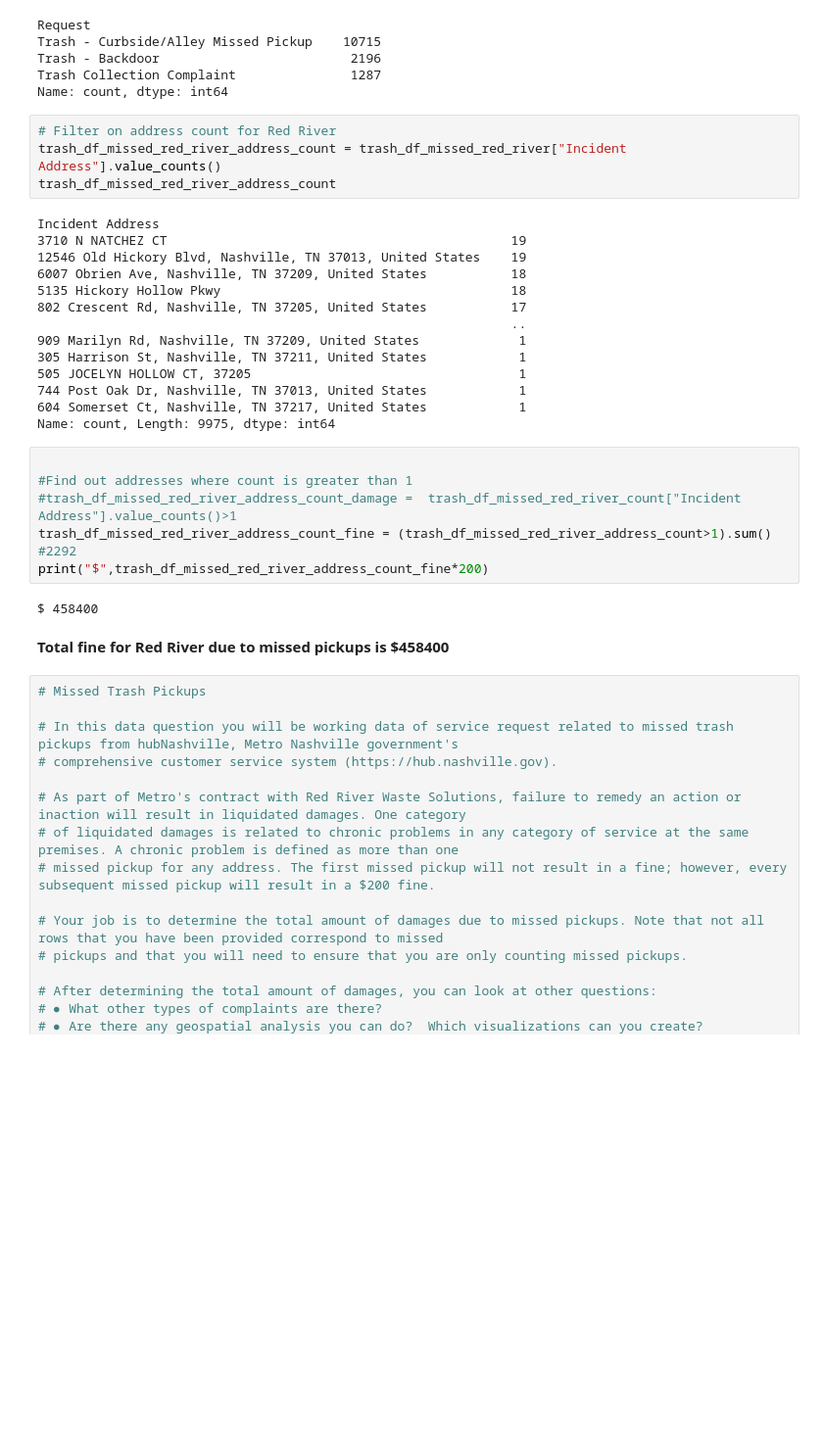
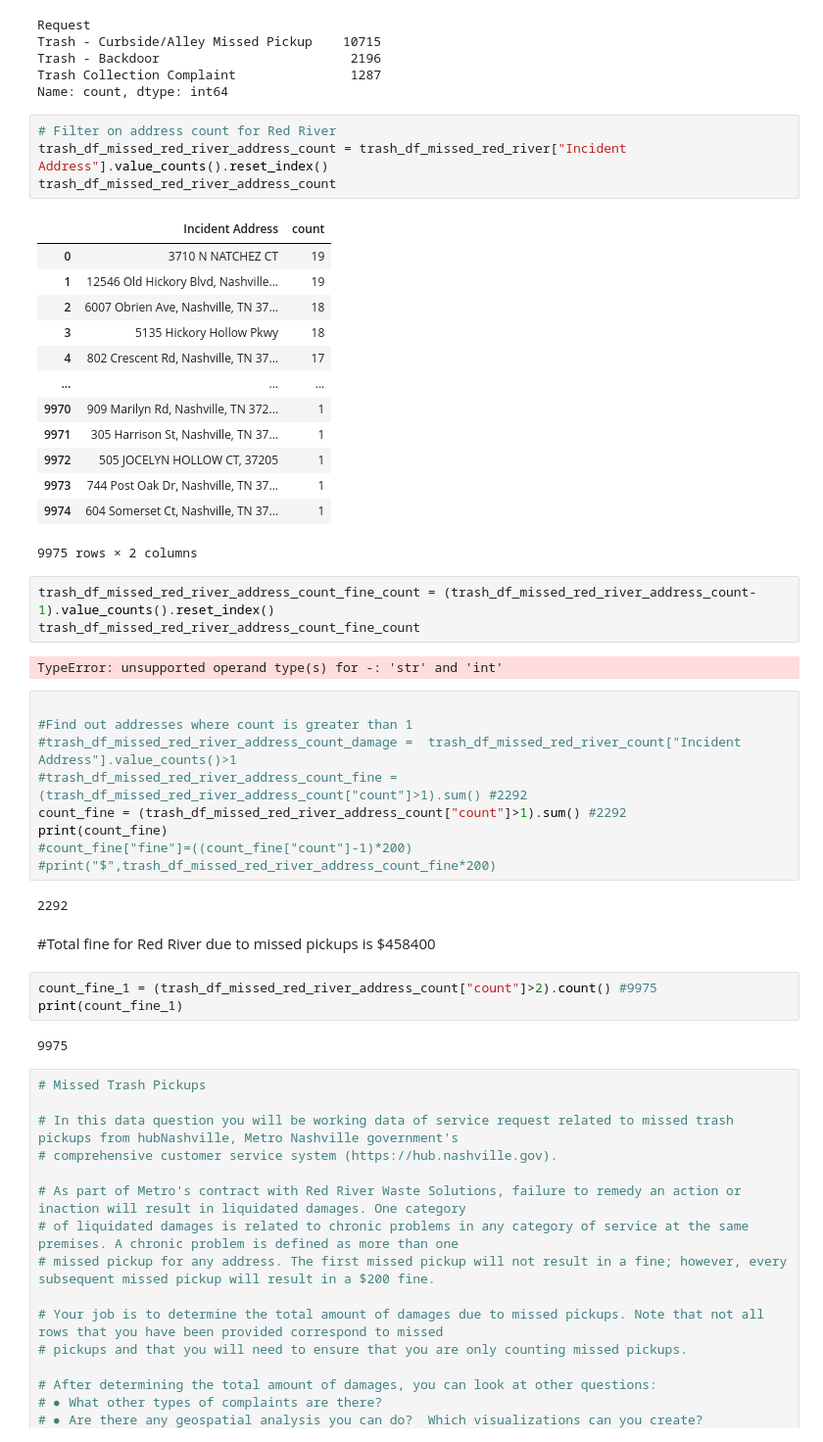
Before and after one commit to NSS-Data-Analytics-Cohort-16/da16-trashpickups-janvimehendale, a Jupyter notebook: notebooks/trashpickup.ipynb, the cells around one changed output. Shown at 98% size. Saved outputs shown, nothing was run; the diff lists cells and outputs as text; blank space fills up the shorter version.

Commit message:
Calculating fine

```diff
--- a/notebooks/trashpickup.ipynb
+++ b/notebooks/trashpickup.ipynb
@@ -174,32 +163,45 @@ Trash Collection Complaint               1287
 Name: count, dtype: int64
 # %%
 # Filter on address count for Red River
-trash_df_missed_red_river_address_count = trash_df_missed_red_river["Incident Address"].value_counts()
+trash_df_missed_red_river_address_count = trash_df_missed_red_river["Incident Address"].value_counts().reset_index()
 trash_df_missed_red_river_address_count
 # %% [output]
+|  | Incident Address | count |
+| 0 | 3710 N NATCHEZ CT | 19 |
+| 1 | 12546 Old Hickory Blvd, Nashville... | 19 |
+| 2 | 6007 Obrien Ave, Nashville, TN 37... | 18 |
+| 3 | 5135 Hickory Hollow Pkwy | 18 |
+| 4 | 802 Crescent Rd, Nashville, TN 37... | 17 |
+| ... | ... | ... |
+| 9970 | 909 Marilyn Rd, Nashville, TN 372... | 1 |
+| 9971 | 305 Harrison St, Nashville, TN 37... | 1 |
+| 9972 | 505 JOCELYN HOLLOW CT, 37205 | 1 |
+| 9973 | 744 Post Oak Dr, Nashville, TN 37... | 1 |
+| 9974 | 604 Somerset Ct, Nashville, TN 37... | 1 |
-Incident Address
-3710 N NATCHEZ CT                                             19
-12546 Old Hickory Blvd, Nashville, TN 37013, United States    19
-6007 Obrien Ave, Nashville, TN 37209, United States           18
-5135 Hickory Hollow Pkwy                                      18
-802 Crescent Rd, Nashville, TN 37205, United States           17
-                                                              ..
-909 Marilyn Rd, Nashville, TN 37209, United States             1
-305 Harrison St, Nashville, TN 37211, United States            1
-505 JOCELYN HOLLOW CT, 37205                                   1
-744 Post Oak Dr, Nashville, TN 37013, United States            1
-604 Somerset Ct, Nashville, TN 37217, United States            1
-Name: count, Length: 9975, dtype: int64
+9975 rows × 2 columns
+# %%
+trash_df_missed_red_river_address_count_fine_count = (trash_df_missed_red_river_address_count-1).value_counts().reset_index()
+trash_df_missed_red_river_address_count_fine_count
+# %% [output]
+TypeError: unsupported operand type(s) for -: 'str' and 'int'
 # %%
 
 #Find out addresses where count is greater than 1
 #trash_df_missed_red_river_address_count_damage =  trash_df_missed_red_river_count["Incident Address"].value_counts()>1
-trash_df_missed_red_river_address_count_fine = (trash_df_missed_red_river_address_count>1).sum() #2292
-print("$",trash_df_missed_red_river_address_count_fine*200)
+#trash_df_missed_red_river_address_count_fine = (trash_df_missed_red_river_address_count["count"]>1).sum() #2292
+count_fine = (trash_df_missed_red_river_address_count["count"]>1).sum() #2292
+print(count_fine)
+#count_fine["fine"]=((count_fine["count"]-1)*200)
+#print("$",trash_df_missed_red_river_address_count_fine*200)
 # %% [output]
-$ 458400
+2292
 # %% [markdown]
-**Total fine for Red River due to missed pickups is $458400**
+#Total fine for Red River due to missed pickups is $458400
+# %%
+count_fine_1 = (trash_df_missed_red_river_address_count["count"]>2).count() #9975
+print(count_fine_1)
+# %% [output]
+9975
 # %%
 # Missed Trash Pickups
 
```
Also changed, not shown: parts of 3 cells of this notebook.
